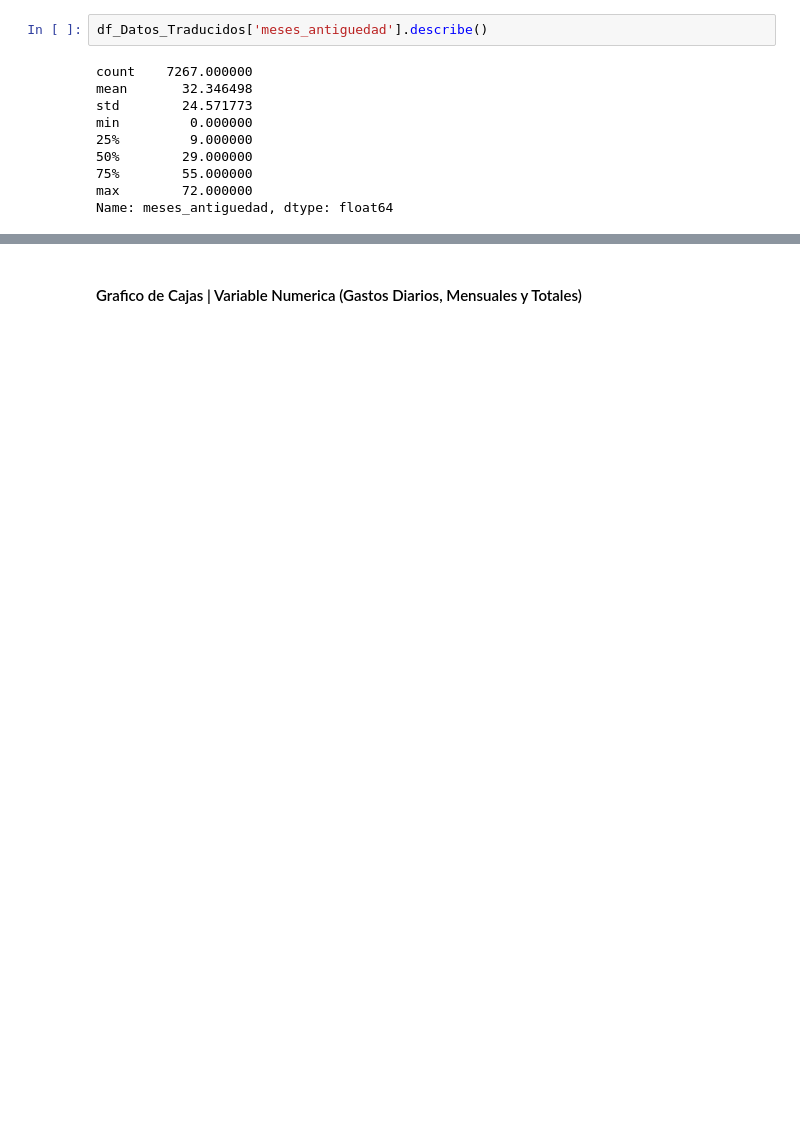
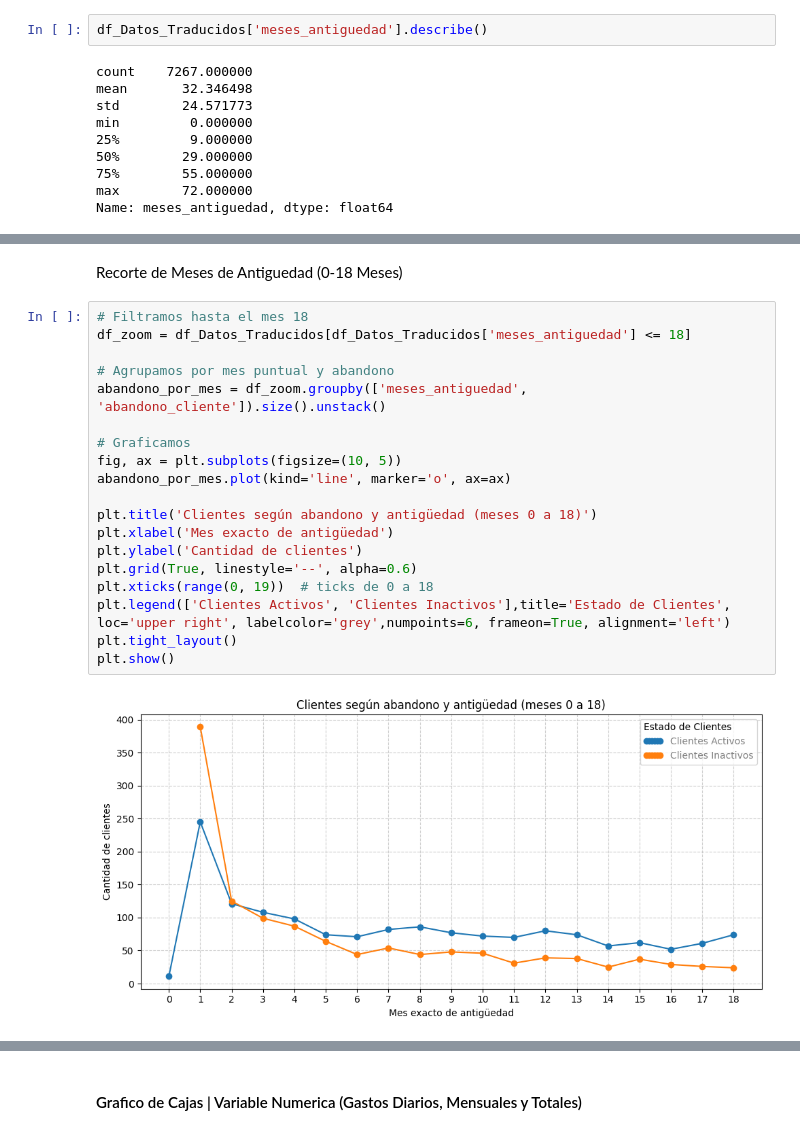
Before and after one commit to MigXDev/CS_Datos_I_DESAFIO_2, a Jupyter notebook: challenge2-data-science-LATAM-main/TelecomX_LATAM.ipynb, the cells around one changed output, grey strips where cells are left out. Cells and saved outputs as stored; diff of their text form; blank space fills up the shorter version.

```diff
--- a/challenge2-data-science-LATAM-main/TelecomX_LATAM.ipynb
+++ b/challenge2-data-science-LATAM-main/TelecomX_LATAM.ipynb
@@ -2108,0 +2112,23 @@ meses_antiguedad_bin
+# %% [markdown]
+Recorte de Meses de Antiguedad (0-18 Meses)
+# %%
+# Filtramos hasta el mes 18
+df_zoom = df_Datos_Traducidos[df_Datos_Traducidos['meses_antiguedad'] <= 18]
+
+# Agrupamos por mes puntual y abandono
+abandono_por_mes = df_zoom.groupby(['meses_antiguedad', 'abandono_cliente']).size().unstack()
+
+# Graficamos
+fig, ax = plt.subplots(figsize=(10, 5))
+abandono_por_mes.plot(kind='line', marker='o', ax=ax)
+
+plt.title('Clientes según abandono y antigüedad (meses 0 a 18)')
+plt.xlabel('Mes exacto de antigüedad')
+plt.ylabel('Cantidad de clientes')
+plt.grid(True, linestyle='--', alpha=0.6)
+plt.xticks(range(0, 19))  # ticks de 0 a 18
+plt.legend(['Clientes Activos', 'Clientes Inactivos'],title='Estado de Clientes', loc='upper right', labelcolor='grey',numpoints=6, frameon=True, alignment='left')
+plt.tight_layout()
+plt.show()
+# %% [output]
+[figure, added]
```
Also changed, not shown: parts of 33 cells of this notebook.
